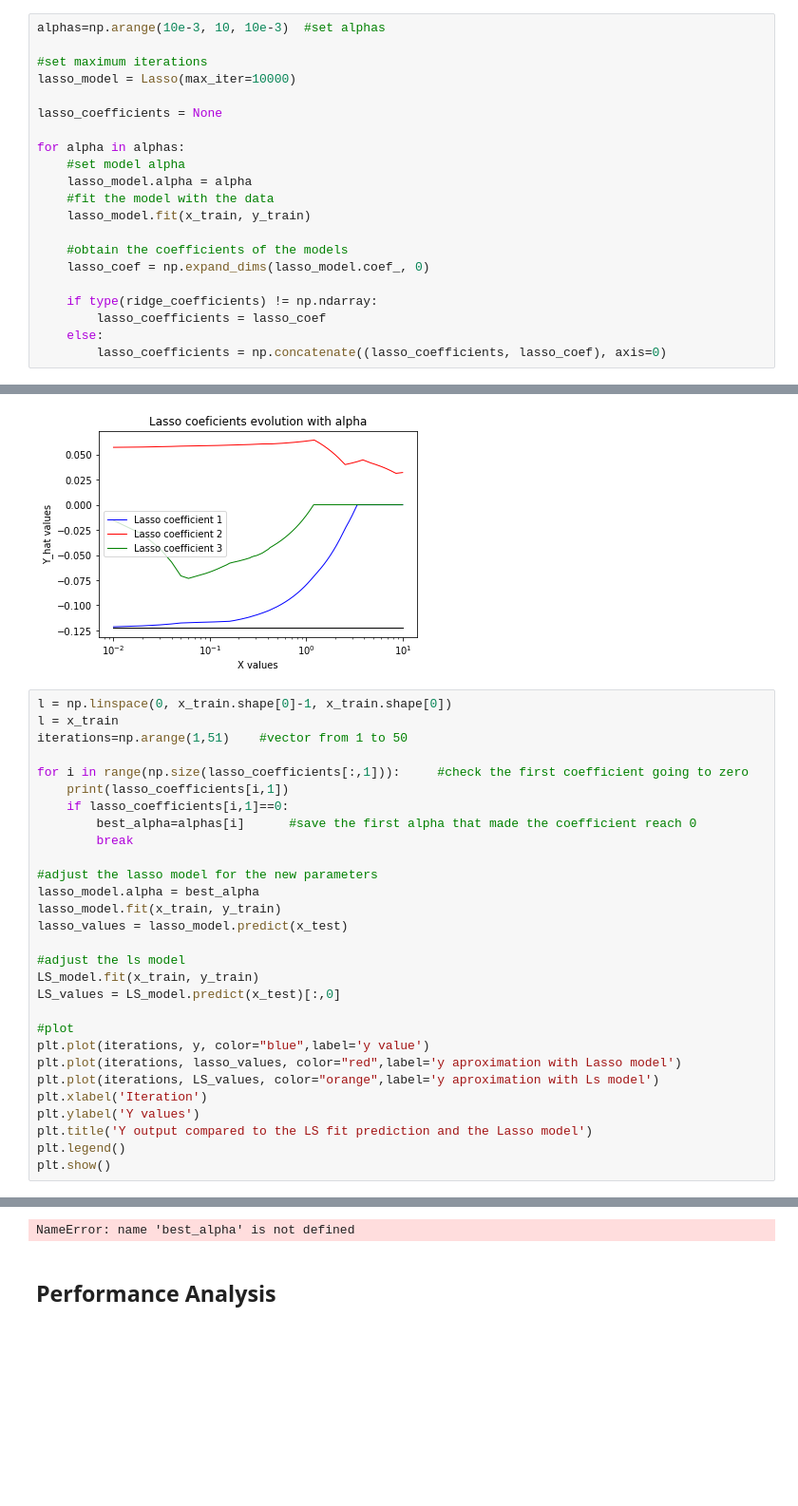
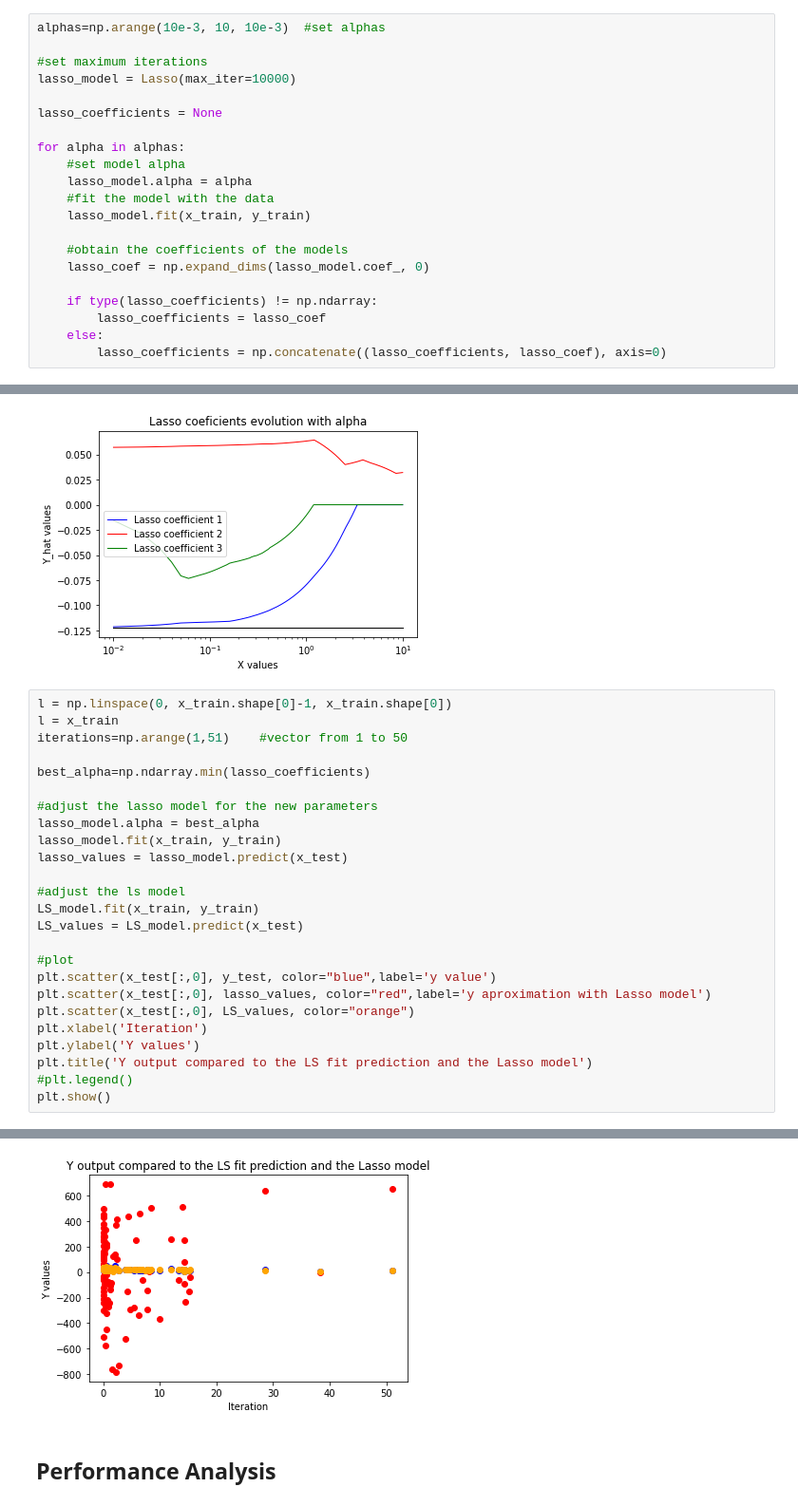
Before and after one commit to Andre-MR-Pereira/MLabs, a Jupyter notebook: Labs/Lab5/Part2_Regression.ipynb, the cells around one changed output, grey strips where cells are left out. Shown at 95% size. Cells and saved outputs as stored; diff of their text form; blank space fills up the shorter version.

Commit message:
Lasso done. Cleaning to do

```diff
--- a/Labs/Lab5/Part2_Regression.ipynb
+++ b/Labs/Lab5/Part2_Regression.ipynb
@@ -151,7 +151,7 @@ for alpha in alphas:
     #obtain the coefficients of the models
     lasso_coef = np.expand_dims(lasso_model.coef_, 0)
 
-    if type(ridge_coefficients) != np.ndarray:
+    if type(lasso_coefficients) != np.ndarray:
         lasso_coefficients = lasso_coef
     else:
         lasso_coefficients = np.concatenate((lasso_coefficients, lasso_coef), axis=0)
@@ -189,11 +189,7 @@ l = np.linspace(0, x_train.shape[0]-1, x_train.shape[0])
 l = x_train
 iterations=np.arange(1,51)    #vector from 1 to 50
 
-for i in range(np.size(lasso_coefficients[:,1])):     #check the first coefficient going to zero
-    print(lasso_coefficients[i,1])
-    if lasso_coefficients[i,1]==0:
-        best_alpha=alphas[i]      #save the first alpha that made the coefficient reach 0
-        break
+best_alpha=np.ndarray.min(lasso_coefficients)
 
 #adjust the lasso model for the new parameters
 lasso_model.alpha = best_alpha
@@ -202,15 +198,15 @@ lasso_values = lasso_model.predict(x_test)
 
 #adjust the ls model
 LS_model.fit(x_train, y_train)
-LS_values = LS_model.predict(x_test)[:,0]
+LS_values = LS_model.predict(x_test)
 
 #plot
-plt.plot(iterations, y, color="blue",label='y value')
-plt.plot(iterations, lasso_values, color="red",label='y aproximation with Lasso model')
-plt.plot(iterations, LS_values, color="orange",label='y aproximation with Ls model')
+plt.scatter(x_test[:,0], y_test, color="blue",label='y value')
+plt.scatter(x_test[:,0], lasso_values, color="red",label='y aproximation with Lasso model')
+plt.scatter(x_test[:,0], LS_values, color="orange")
 plt.xlabel('Iteration')
 plt.ylabel('Y values')
 plt.title('Y output compared to the LS fit prediction and the Lasso model')
-plt.legend()
+#plt.legend()
 plt.show()
 # %% [output]
@@ -234,4 +215,4 @@ plt.show()
-NameError: name 'best_alpha' is not defined
+[figure, added]
 # %% [markdown]
 ## Performance Analysis
 # %%
```
Also changed, not shown: parts of 4 cells of this notebook, 2 other files.
